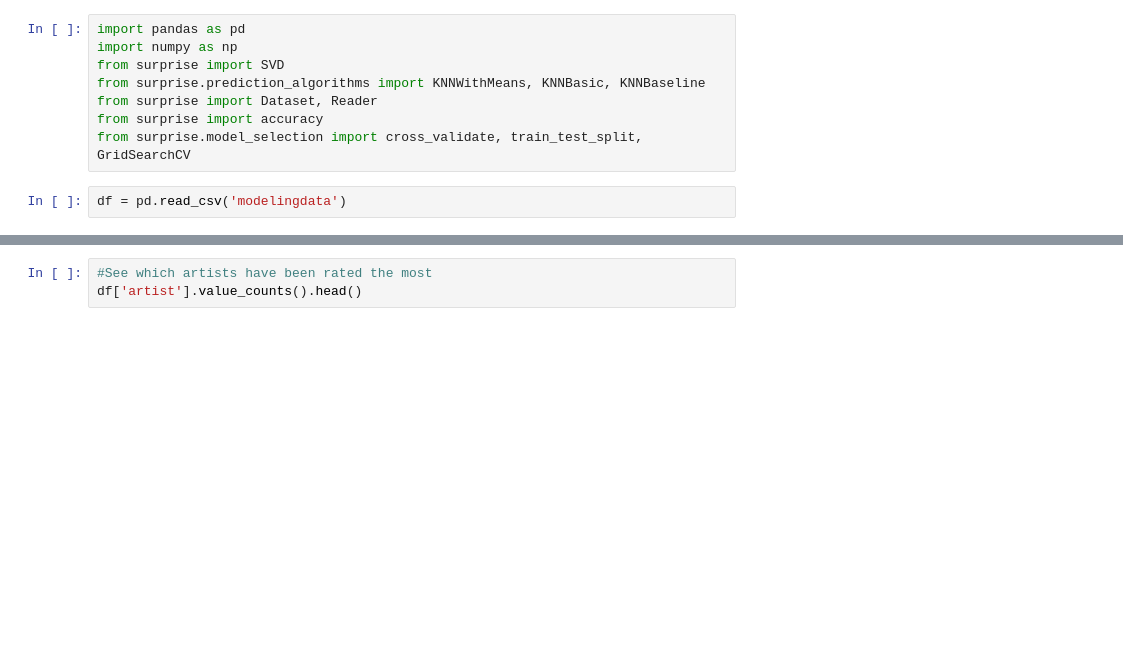
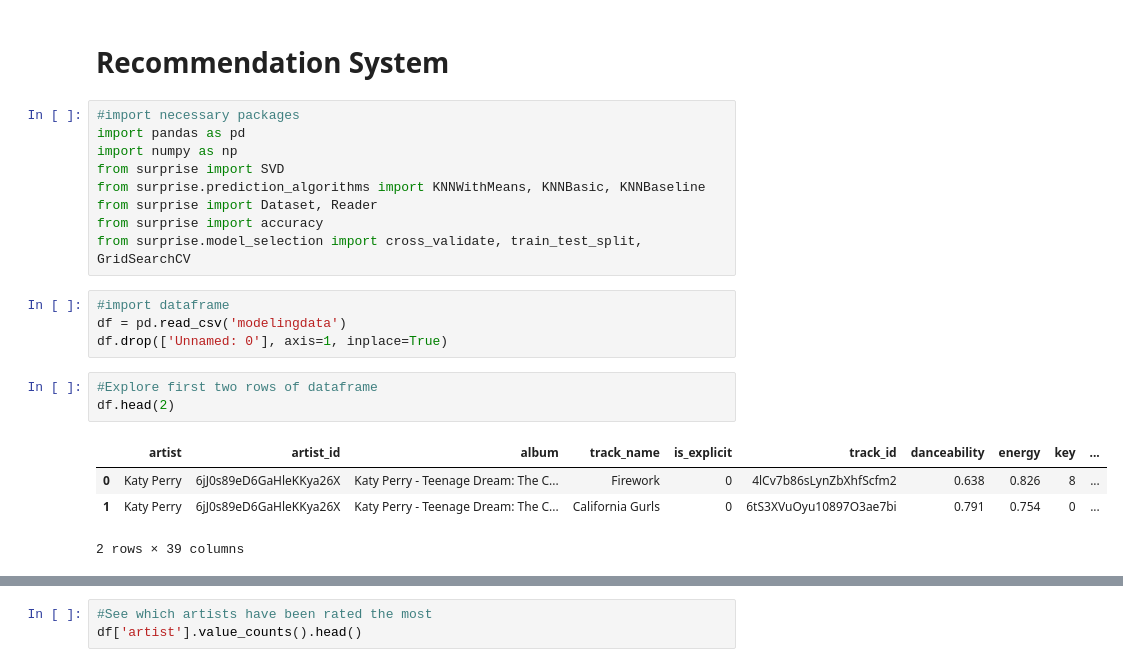
Before and after one commit to adinas94/Spotify_Recommendation_System, a Jupyter notebook: Rec System.ipynb, the cells around one changed output, grey strips where cells are left out. Cells and saved outputs as stored; diff of their text form; blank space fills up the shorter version.

```diff
--- a/Rec System.ipynb
+++ b/Rec System.ipynb
@@ -1,4 +1,7 @@
+# %% [markdown]
+# Recommendation System
 # %%
+#import necessary packages
 import pandas as pd
 import numpy as np
 from surprise import SVD
@@ -6,5 +9,15 @@ from surprise.prediction_algorithms import KNNWithMeans, KNNBasic, KNNBaseline
 from surprise import Dataset, Reader
 from surprise import accuracy
 from surprise.model_selection import cross_validate, train_test_split, GridSearchCV
-# %%
-df = pd.read_csv('modelingdata')
+# %%
+#import dataframe
+df = pd.read_csv('modelingdata')
+df.drop(['Unnamed: 0'], axis=1, inplace=True)
+# %%
+#Explore first two rows of dataframe
+df.head(2)
+# %% [output]
+|  | artist | artist_id | album | track_name | is_explicit | track_id | danceability | energy | key | ... |
+| 0 | Katy Perry | 6jJ0s89eD6GaHleKKya26X | Katy Perry - Teenage Dream: The C... | Firework | 0 | 4lCv7b86sLynZbXhfScfm2 | 0.638 | 0.826 | 8 | ... |
+| 1 | Katy Perry | 6jJ0s89eD6GaHleKKya26X | Katy Perry - Teenage Dream: The C... | California Gurls | 0 | 6tS3XVuOyu10897O3ae7bi | 0.791 | 0.754 | 0 | ... |
+2 rows × 39 columns
```
Also changed, not shown: parts of 92 cells of this notebook, 9 other files.
